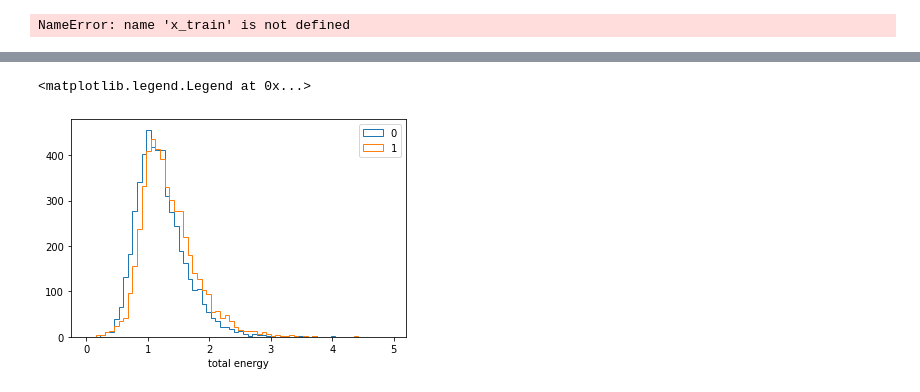
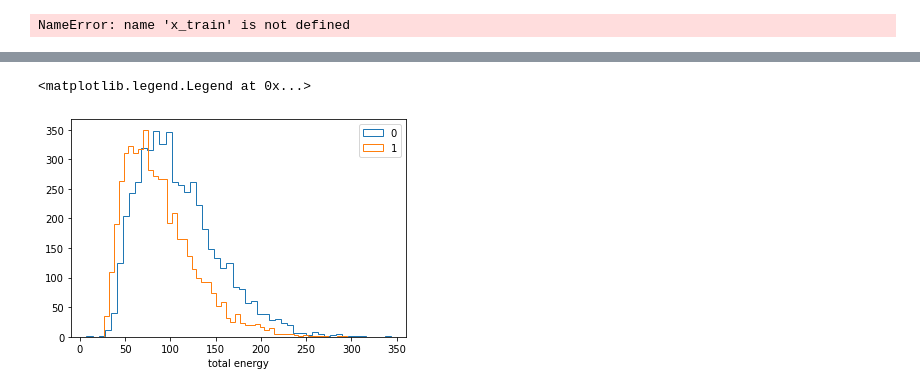
Before and after one commit to TomMago/hep-VQAE, a Jupyter notebook: notebooks/Quark-Gluon/Explore_Data.ipynb, the cells around one changed output, grey strips where cells are left out. Drawn from its saved outputs; the diff is of its cells as text; code cells hidden in the pictures.

```diff
--- a/notebooks/Quark-Gluon/Explore_Data.ipynb
+++ b/notebooks/Quark-Gluon/Explore_Data.ipynb
@@ -80,13 +98,23 @@ fig.tight_layout()
 DOWNSCALE_DIMENSION = 6
 LATENT_BITS = 2
 # %%
-sums = np.sum(x_train[:,:,:,1][y_train==0],axis=(1,2))+np.sum(x_train[:,:,:,2][y_train==0],axis=(1,2))
-sums2 = np.sum(x_train[:,:,:,1][y_train==1],axis=(1,2))+np.sum(x_train[:,:,:,2][y_train==1],axis=(1,2))
-bins = np.arange(0,5,0.075)
-plt.hist(sums,histtype="step",label="0",bins=bins)
-plt.hist(sums2,histtype="step",label="1",bins=bins)
+div0 = np.max(x_train[:,:,:,1][y_train==0],axis=(1,2)).reshape((x_train[:,:,:,1][y_train==0].shape[0],1,1))
+div0[div0==0] = 1
+div02 = np.max(x_train[:,:,:,2][y_train==0],axis=(1,2)).reshape((x_train[:,:,:,2][y_train==0].shape[0],1,1))
+div02[div02==0] = 1
+div1 = np.max(x_train[:,:,:,1][y_train==1],axis=(1,2)).reshape((x_train[:,:,:,1][y_train==1].shape[0],1,1))
+div1[div1==0] = 1
+div12 = np.max(x_train[:,:,:,2][y_train==1],axis=(1,2)).reshape((x_train[:,:,:,2][y_train==1].shape[0],1,1))
+div12[div12==0] = 1
+
+
+sums = np.sum(x_train[:,:,:,1][y_train==0]/div0,axis=(1,2))+np.sum(x_train[:,:,:,2][y_train==0]/div02,axis=(1,2))
+sums2 = np.sum(x_train[:,:,:,1][y_train==1]/div1,axis=(1,2))+np.sum(x_train[:,:,:,2][y_train==1]/div12,axis=(1,2))
+#bins = np.arange(0,5,0.075)
+plt.hist(sums,histtype="step",label="0",bins=50)
+plt.hist(sums2,histtype="step",label="1",bins=50)
 plt.xlabel("total energy")
 plt.legend()
 # %% [output]
 <matplotlib.legend.Legend at 0x...>
-[figure, old version]
+[figure, new version]
```
Also changed, not shown: parts of 6 cells of this notebook, 10 other files.
